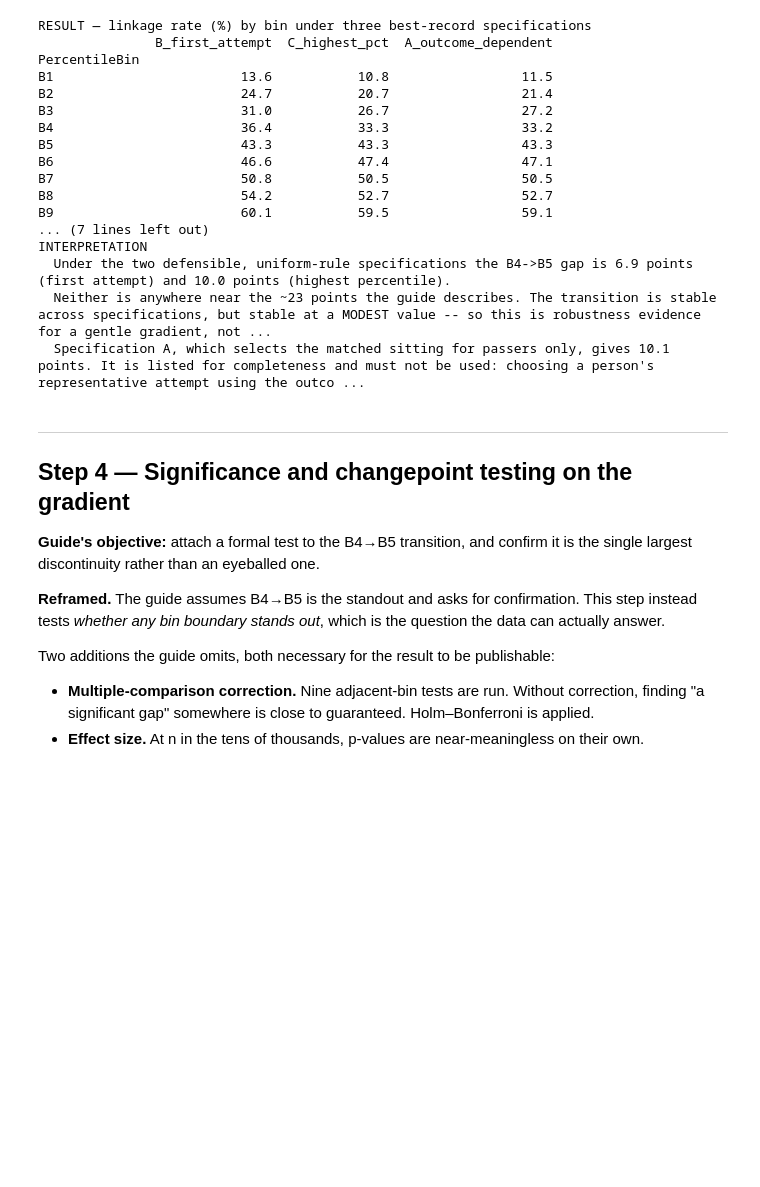
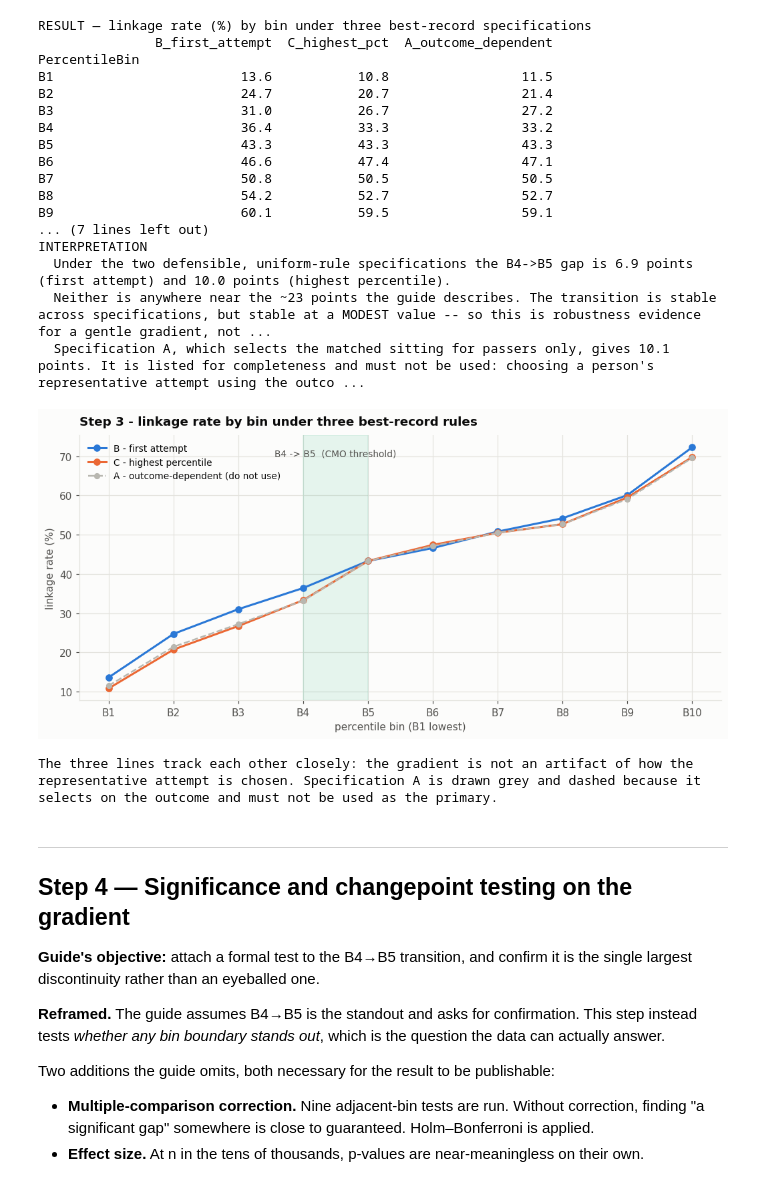
Before and after one commit to yoshiii1203/NMAT-Main-Repository, a Jupyter notebook: 6_Robustness_Analysis.ipynb, the cells around one changed output. Saved outputs shown, nothing was run; the diff lists cells and outputs as text; code cells hidden in the pictures; blank space fills up the shorter version.

```diff
--- a/6_Robustness_Analysis.ipynb
+++ b/6_Robustness_Analysis.ipynb
@@ -372,6 +448,29 @@ INTERPRETATION
   Under the two defensible, uniform-rule specifications the B4->B5 gap is 6.9 points (first attempt) and 10.0 points (highest percentile).
   Neither is anywhere near the ~23 points the guide describes. The transition is stable across specifications, but stable at a MODEST value -- so this is robustness evidence for a gentle gradient, not ...
   Specification A, which selects the matched sitting for passers only, gives 10.1 points. It is listed for completeness and must not be used: choosing a person's representative attempt using the outco ...
+# %%
+fig, ax = plt.subplots(figsize=(9.5, 4.6))
+x = range(len(BINS))
+ax.plot(x, s3["B_first_attempt"], marker="o", ms=6, lw=2, color=C1, label="B - first attempt")
+ax.plot(x, s3["C_highest_pct"],   marker="o", ms=6, lw=2, color=C2, label="C - highest percentile")
+ax.plot(x, s3["A_outcome_dependent"], marker="o", ms=5, lw=1.6, color=MUTED, ls="--",
+        label="A - outcome-dependent (do not use)")
+ax.axvspan(3, 4, color=C3, alpha=.10)
+ax.annotate("B4 -> B5  (CMO threshold)", xy=(3.5, .95), xycoords=("data", "axes fraction"),
+            ha="center", va="top", fontsize=9, color=INK2)
+ax.set_xticks(list(x)); ax.set_xticklabels(BINS)
+style(ax, "Step 3 - linkage rate by bin under three best-record rules",
+      "linkage rate (%)", "percentile bin (B1 lowest)")
+ax.legend(frameon=False, fontsize=9, loc="upper left")
+fig.tight_layout(); plt.show()
+print("The three lines track each other closely: the gradient is not an artifact of how the")
+print("representative attempt is chosen. Specification A is drawn grey and dashed because it")
+print("selects on the outcome and must not be used as the primary.")
+# %% [output]
+[figure, added]
+The three lines track each other closely: the gradient is not an artifact of how the
+representative attempt is chosen. Specification A is drawn grey and dashed because it
+selects on the outcome and must not be used as the primary.
 # %% [markdown]
 ---
 ## Step 4 — Significance and changepoint testing on the gradient
```
Also changed, not shown: parts of 14 cells of this notebook, 1 other file.
